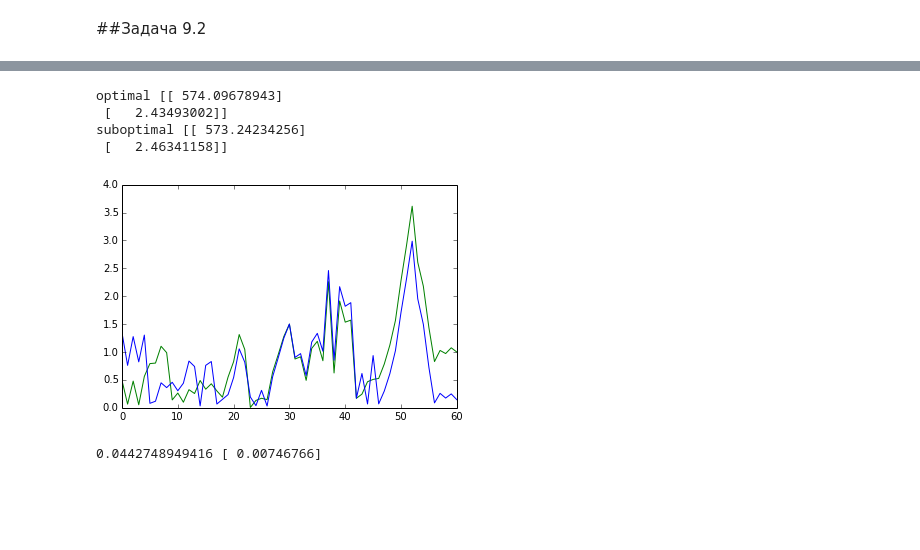
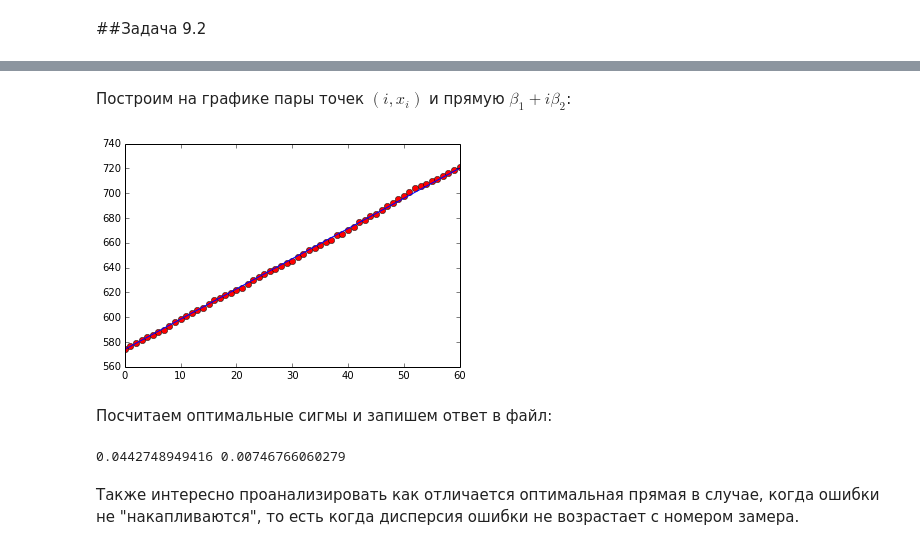
Before and after one commit to YaTypedef/stats, a Jupyter notebook: fourth/9_2.ipynb, the cells around one changed output, grey strips where cells are left out. Cells and saved outputs as stored; diff of their text form; code cells hidden in the pictures; blank space fills up the shorter version.

```diff
--- a/fourth/9_2.ipynb
+++ b/fourth/9_2.ipynb
@@ -19,7 +81,7 @@ def linear_regression(Q, F):
     I = inv(np.dot(np.transpose(Q), Q))
     return np.dot(np.dot(I, np.transpose(Q)), F)
 
-def calc_optimal(data):
+def calc_betas(data):
     N = len(data)
     a = np.sum([1.0 / (i + 1) for i in range(N)])
     b = np.sum([float(i) / (i + 1) for i in range(N)])
@@ -28,45 +90,29 @@ def calc_optimal(data):
     f2 = np.sum([float(x) * i / (i + 1) for i, x in zip(range(N), data)])
     return linear_regression([[a, b], [b, c]], [[f1], [f2]])
 
-def calc_suboptimal(data):
-    N = len(data)
-    a = N
-    b = np.sum([float(i) for i in range(N)])
-    c = np.sum([float(i * i) for i in range(N)])
-    f1 = np.sum([float(x) for i, x in zip(range(N), data)])
-    f2 = np.sum([float(x) * i for i, x in zip(range(N), data)])
-    return linear_regression([[a, b], [b, c]], [[f1], [f2]])
-
-
 data = load_data()
-optimal = calc_optimal(data)
-sub_opt = calc_suboptimal(data)
-print 'optimal', optimal
-print 'suboptimal', sub_opt
-
-#plt.plot(range(N), data, 'ro')
-#plt.plot(range(N), , color='b')
-#plt.plot(range(N), sub_opt[0] + np.array(range(N)) * sub_opt[1], color='g')
-
-optimal_diff = np.absolute(
-    optimal[0] + np.array(range(N)) * optimal[1] - data)
-sub_opt_diff = np.absolute(
-    sub_opt[0] + np.array(range(N)) * sub_opt[1] - data)
-
-plt.plot(range(N), optimal_diff, color='g')
-plt.plot(range(N), sub_opt_diff, color='b')
-plt.show()
+N = len(data)
+betas = calc_betas(data)
+beta_1 = betas[0][0]
+beta_2 = betas[1][0]
-# %% [output]
-optimal [[ 574.09678943]
- [   2.43493002]]
-suboptimal [[ 573.24234256]
- [   2.46341158]]
-[figure, removed]
+# %% [markdown]
+Построим на графике пары точек $(i, x_i)$ и прямую $\beta_1 + i\beta_2$:
+# %%
+plt.plot(range(N), data, 'ro')
+plt.plot(range(N), beta_1 + np.array(range(N)) * beta_2)
+plt.show()
+# %% [output]
+[figure, added]
+# %% [markdown]
+Посчитаем оптимальные сигмы и запишем ответ в файл:
 # %%
 sigma_2 = np.sum(
-    [x / (i + 1) for i, x in zip(range(N), np.square(optimal_diff))]) / N
-sigma_t_2 = sigma_2 / (optimal[1] ** 2)
+    [x / (i + 1) for i, x in zip(range(N), np.square(diff))]) / N
+sigma_t_2 = sigma_2 / beta_2 ** 2
 
 print sigma_2, sigma_t_2
+f = open('output.txt', 'w')
+f.write('%f %f %f %f\n' % (beta_1, beta_2, sqrt(sigma_2), sigma_t_2))
+f.close()
 # %% [output]
-0.0442748949416 [ 0.00746766]
+0.0442748949416 0.00746766060279
@@ -76,0 +119,2 @@ f.close()
+# %% [markdown]
+Также интересно проанализировать как отличается оптимальная прямая в случае, когда ошибки не "накапливаются", то есть когда дисперсия ошибки не возрастает с номером замера.
```
Also changed, not shown: parts of 4 cells of this notebook.
